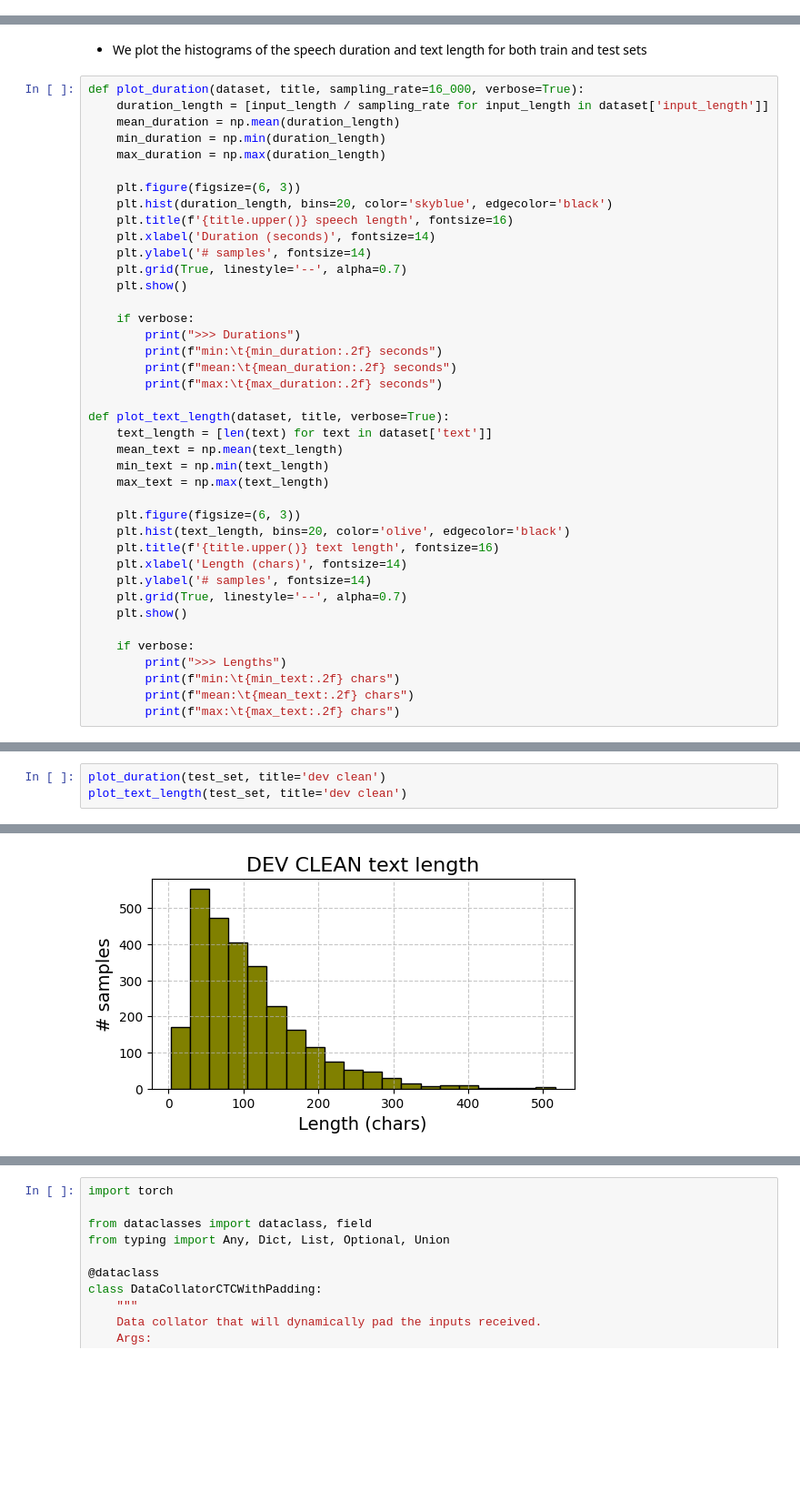
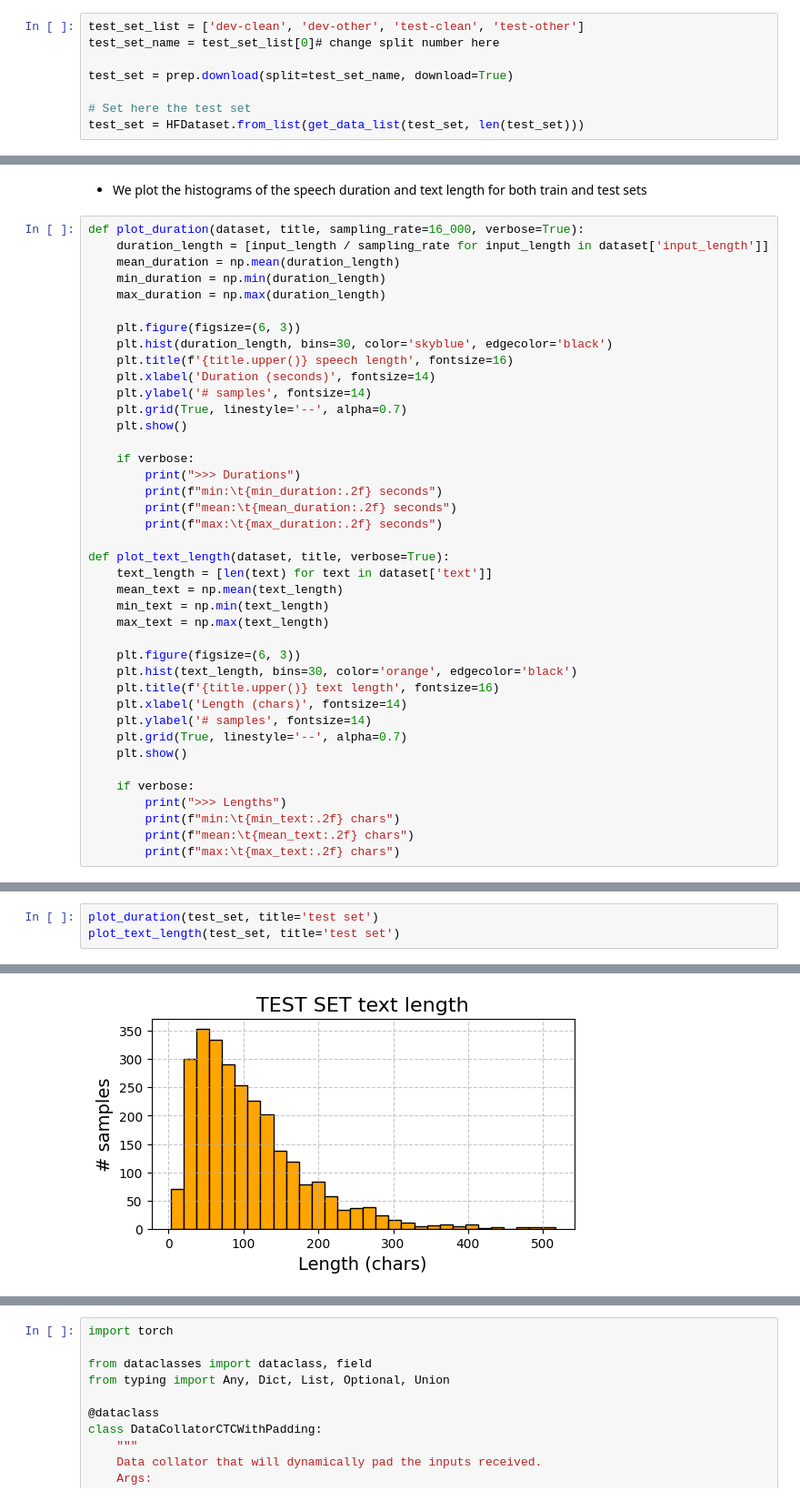
Before and after one commit to marcosolime/asr-librispeech, a Jupyter notebook: wav2vec2.ipynb, the cells around one changed output, grey strips where cells are left out. Shown at 91% size. Saved outputs shown, nothing was run; the diff lists cells and outputs as text; blank space fills up the shorter version.

```diff
--- a/wav2vec2.ipynb
+++ b/wav2vec2.ipynb
@@ -130,3 +134,11 @@ test_set = HFDataset.from_list(get_data_list(dev_clean, len(dev_clean)))
+# %%
+test_set_list = ['dev-clean', 'dev-other', 'test-clean', 'test-other']
+test_set_name = test_set_list[0]# change split number here
+
+test_set = prep.download(split=test_set_name, download=True)
+
+# Set here the test set
+test_set = HFDataset.from_list(get_data_list(test_set, len(test_set)))
 # %%
 pd.DataFrame(test_set[:3])
 # %% [output]
@@ -299,7 +326,7 @@ def plot_duration(dataset, title, sampling_rate=16_000, verbose=True):
     max_duration = np.max(duration_length)
 
     plt.figure(figsize=(6, 3))
-    plt.hist(duration_length, bins=20, color='skyblue', edgecolor='black')
+    plt.hist(duration_length, bins=30, color='skyblue', edgecolor='black')
     plt.title(f'{title.upper()} speech length', fontsize=16)
     plt.xlabel('Duration (seconds)', fontsize=14)
     plt.ylabel('# samples', fontsize=14)
@@ -319,7 +346,7 @@ def plot_text_length(dataset, title, verbose=True):
     max_text = np.max(text_length)
 
     plt.figure(figsize=(6, 3))
-    plt.hist(text_length, bins=20, color='olive', edgecolor='black')
+    plt.hist(text_length, bins=30, color='orange', edgecolor='black')
     plt.title(f'{title.upper()} text length', fontsize=16)
     plt.xlabel('Length (chars)', fontsize=14)
     plt.ylabel('# samples', fontsize=14)
@@ -348,4 +375,4 @@ max:    338.00 chars
 # %%
-plot_duration(test_set, title='dev clean')
-plot_text_length(test_set, title='dev clean')
+plot_duration(test_set, title='test set')
+plot_text_length(test_set, title='test set')
 # %% [output]
@@ -353,8 +380,8 @@ plot_text_length(test_set, title='dev clean')
 >>> Durations
 min:    1.45 seconds
 mean:   7.18 seconds
 max:    32.65 seconds
-[figure, old version]
+[figure, new version]
 >>> Lengths
 min:    3.00 chars
 mean:   106.72 chars
```
Also changed, not shown: parts of 30 cells of this notebook.
